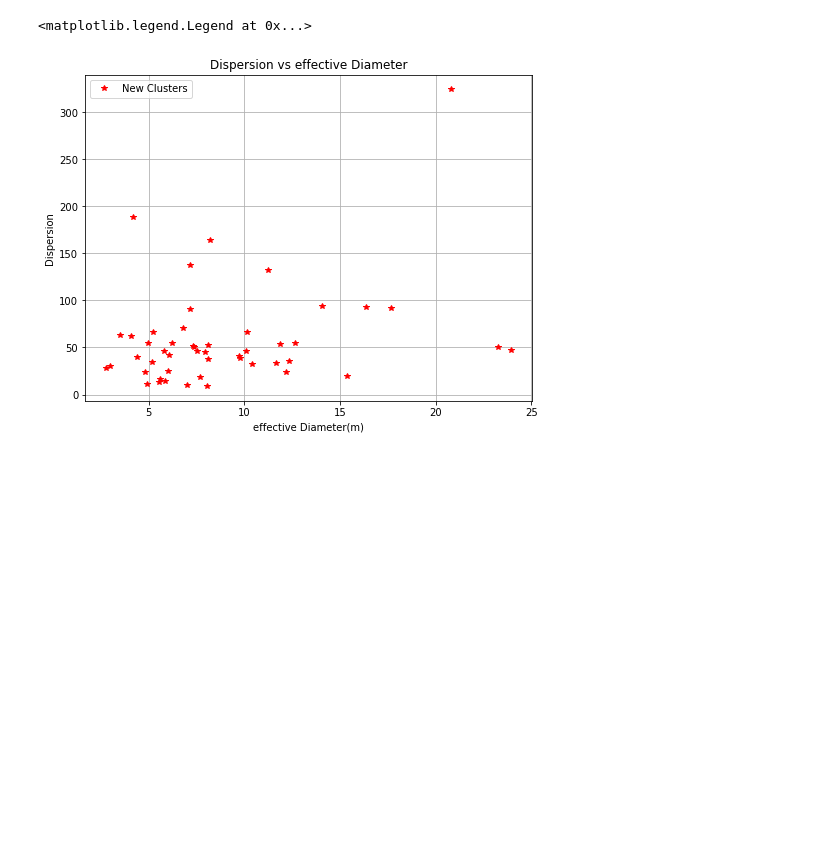
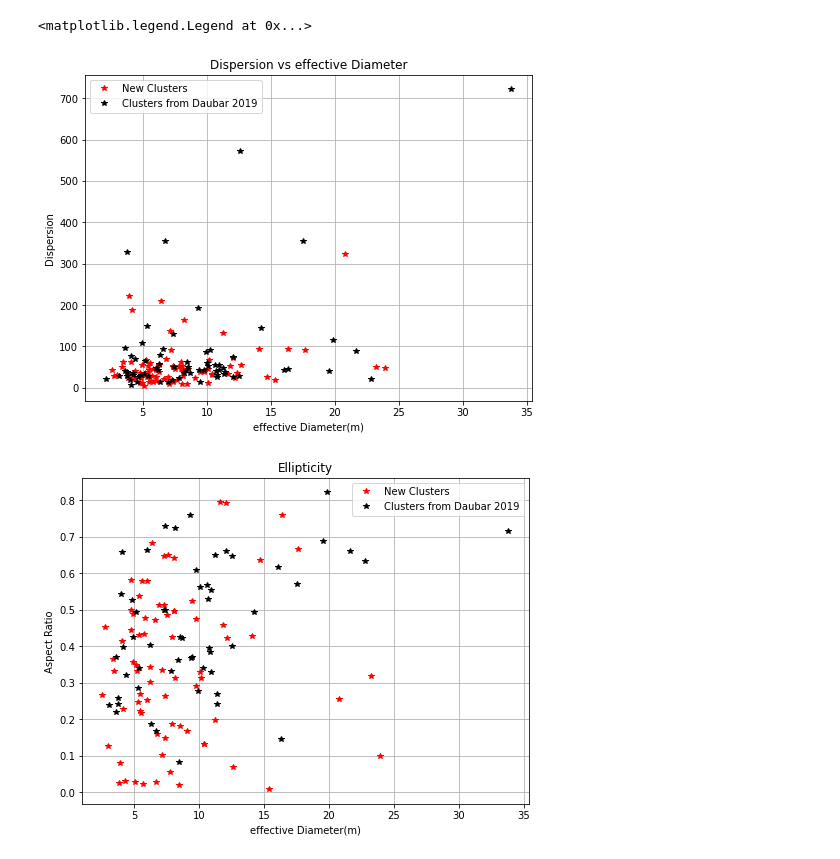
Before and after one commit to Jeschenfelder/CraterClusterTools, a Jupyter notebook: PlottingClusters.ipynb, the cells around one changed output. Drawn from its saved outputs; the diff is of its cells as text; code cells hidden in the pictures; blank space fills up the shorter version.

```diff
--- a/PlottingClusters.ipynb
+++ b/PlottingClusters.ipynb
@@ -51,9 +63,11 @@ ax.legend(loc = 'best')
 # %%
 #Dispersion vs effective diameter:
 disp = np.array(df_parameters['Dispersion'].values)
+dispD = np.array(daubar_parameters['Dispersion (m)'].values)
 fig = plt.figure(figsize=(8, 6))
 ax = fig.add_subplot(111)
 ax.plot(d_eff, disp, 'r*', label = 'New Clusters') #plotting new clusters
+ax.plot(d_effD, dispD, 'k*', label = 'Clusters from Daubar 2019')
 ax.set_xlabel('effective Diameter(m)')
 ax.set_ylabel('Dispersion')
 ax.set_title('Dispersion vs effective Diameter')
@@ -61,4 +75,30 @@ ax.grid('k')
 ax.legend(loc = 'best')
 # %% [output]
 <matplotlib.legend.Legend at 0x...>
-[figure, old version]
+[figure, new version]
+# %%
+R1 = np.array(df_parameters['R1'].values)
+R2 = np.array(df_parameters['R2'].values)
+
+aspectratios = []
+for n in range(0, len(R1)):
+    ratio = R1[n]/R2[n]
+    aspectratios.append(ratio)
+R1D = np.array(daubar_parameters['R1 (m)'].values)
+R2D = np.array(daubar_parameters['R2 (m)'].values)
+aspectratiosD = []
+for n in range(0, len(R1D)):
+    ratio = R1D[n]/R2D[n]
+    aspectratiosD.append(ratio)
+fig = plt.figure(figsize=(8, 6))
+ax = fig.add_subplot(111)
+ax.plot(d_eff, aspectratios, 'r*', label = 'New Clusters') #plotting new clusters
+ax.plot(d_effD, aspectratiosD, 'k*', label = 'Clusters from Daubar 2019')
+ax.set_xlabel('effective Diameter(m)')
+ax.set_ylabel('Aspect Ratio')
+ax.set_title('Ellipticity')
+ax.grid('k')
+ax.legend(loc = 'best')
+fig.savefig('Ellipticity.png')
+# %% [output]
+[figure, added]
```
Also changed, not shown: parts of 5 cells of this notebook, 5 other files.
